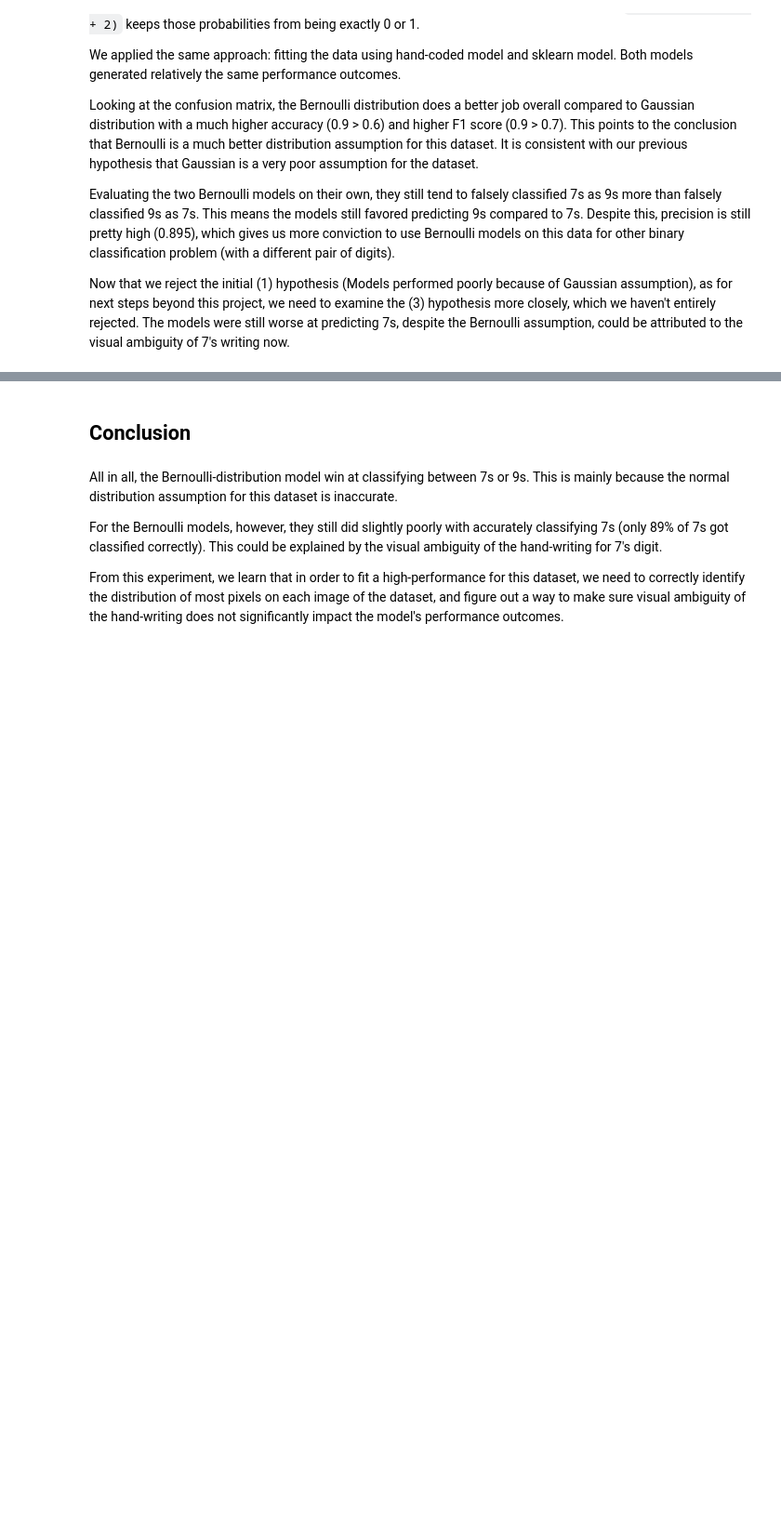
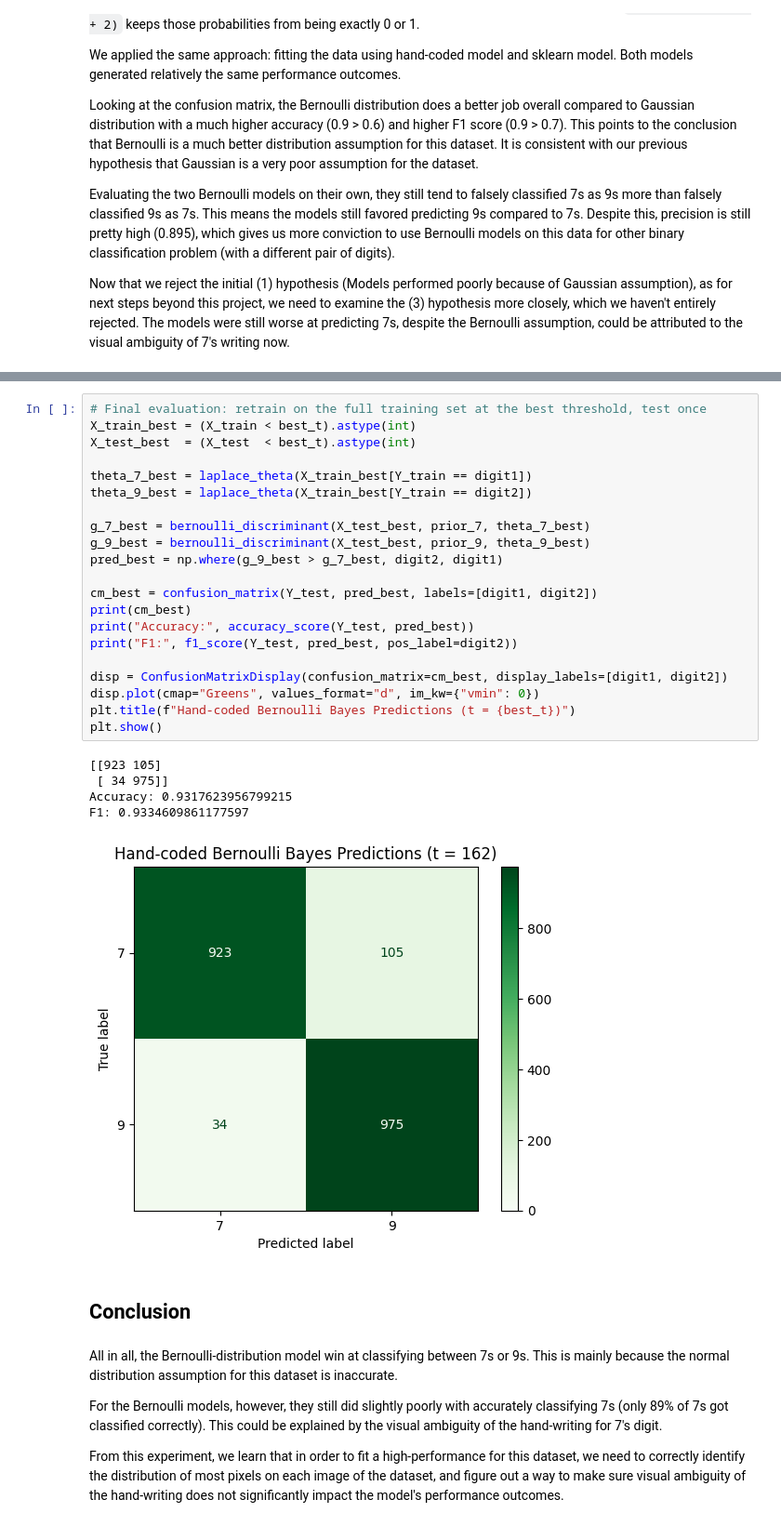
Before and after one commit to HenryArnoldDENISON/Bayesian-Classification, a Jupyter notebook: Bayesian-Classification.ipynb, the cells around one changed output, grey strips where cells are left out. Shown at 93% size. Cells and saved outputs as stored; diff of their text form; blank space fills up the shorter version.

```diff
--- a/Bayesian-Classification.ipynb
+++ b/Bayesian-Classification.ipynb
@@ -406,3 +443,30 @@ Now that we reject the initial (1) hypothesis (Models performed poorly because o
+# %%
+# Final evaluation: retrain on the full training set at the best threshold, test once
+X_train_best = (X_train < best_t).astype(int)
+X_test_best  = (X_test  < best_t).astype(int)
+
+theta_7_best = laplace_theta(X_train_best[Y_train == digit1])
+theta_9_best = laplace_theta(X_train_best[Y_train == digit2])
+
+g_7_best = bernoulli_discriminant(X_test_best, prior_7, theta_7_best)
+g_9_best = bernoulli_discriminant(X_test_best, prior_9, theta_9_best)
+pred_best = np.where(g_9_best > g_7_best, digit2, digit1)
+
+cm_best = confusion_matrix(Y_test, pred_best, labels=[digit1, digit2])
+print(cm_best)
+print("Accuracy:", accuracy_score(Y_test, pred_best))
+print("F1:", f1_score(Y_test, pred_best, pos_label=digit2))
+
+disp = ConfusionMatrixDisplay(confusion_matrix=cm_best, display_labels=[digit1, digit2])
+disp.plot(cmap="Greens", values_format="d", im_kw={"vmin": 0})
+plt.title(f"Hand-coded Bernoulli Bayes Predictions (t = {best_t})")
+plt.show()
+# %% [output]
+[[923 105]
+ [ 34 975]]
+Accuracy: 0.9317623956799215
+F1: 0.9334609861177597
+[figure, added]
 # %% [markdown]
 ## Conclusion
 # %% [markdown]
```
Also changed, not shown: parts of 11 cells of this notebook.
